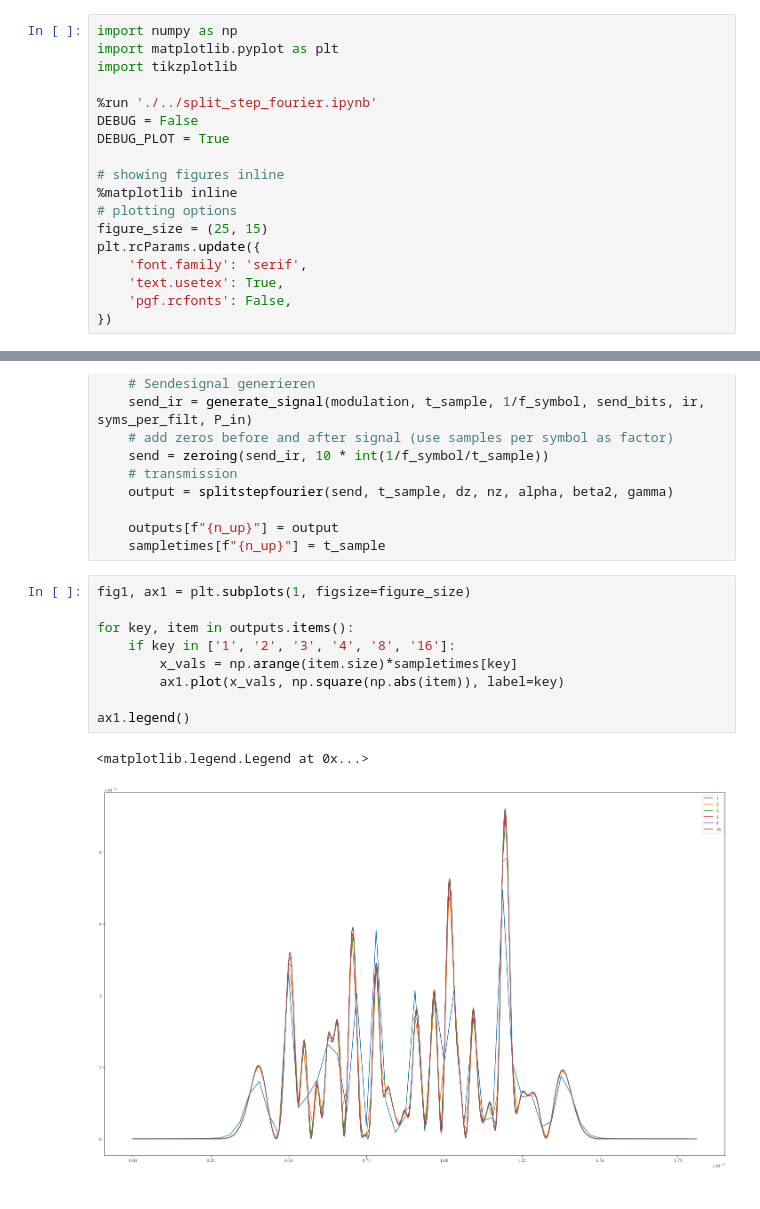
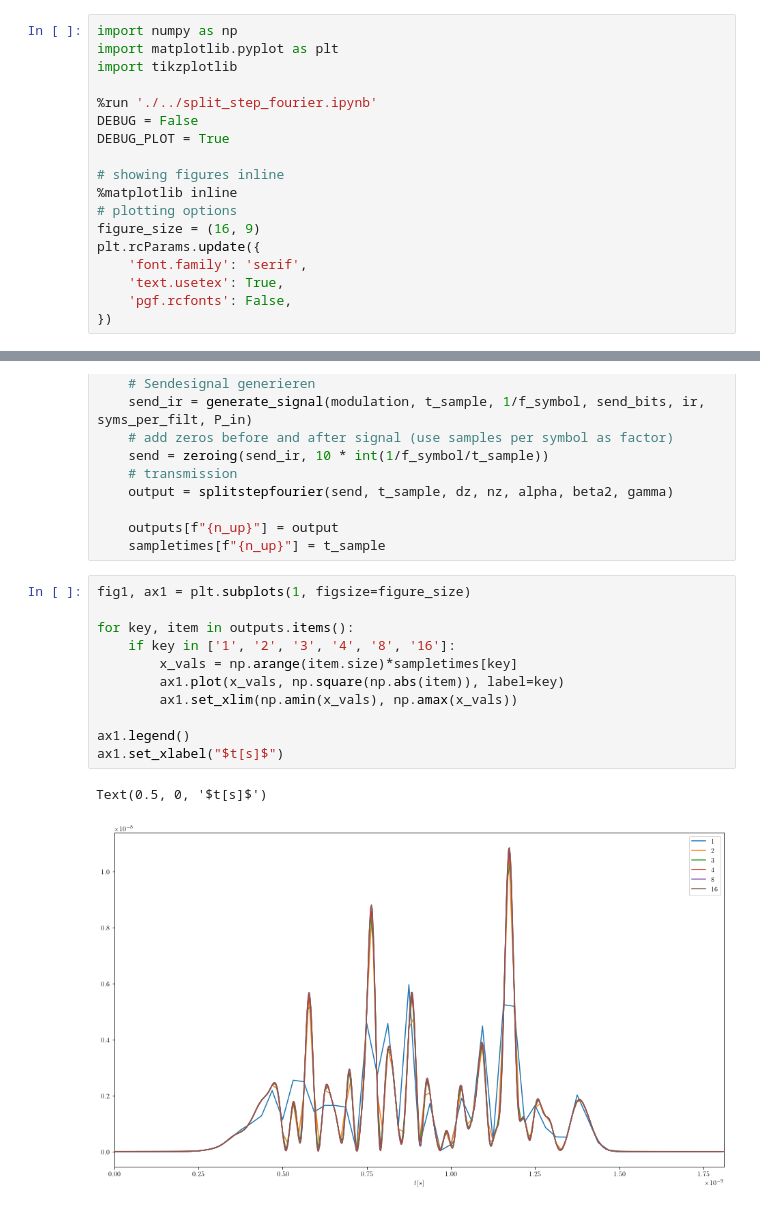
Before and after one commit to domrim/bachelorarbeit-code, a Jupyter notebook: jupyter-notebooks/eval/oversampling.ipynb, the cells around one changed output, grey strips where cells are left out. Saved outputs shown, nothing was run; the diff lists cells and outputs as text.

```diff
--- a/jupyter-notebooks/eval/oversampling.ipynb
+++ b/jupyter-notebooks/eval/oversampling.ipynb
@@ -10,7 +10,7 @@ DEBUG_PLOT = True
 # showing figures inline
 %matplotlib inline
 # plotting options
-figure_size = (25, 15)
+figure_size = (16, 9)
 plt.rcParams.update({
     'font.family': 'serif',
     'text.usetex': True,
@@ -64,15 +64,17 @@ for n_up in range(1, n_up_max+1):
 # %%
 fig1, ax1 = plt.subplots(1, figsize=figure_size)
 
 for key, item in outputs.items():
     if key in ['1', '2', '3', '4', '8', '16']:
         x_vals = np.arange(item.size)*sampletimes[key]
         ax1.plot(x_vals, np.square(np.abs(item)), label=key)
+        ax1.set_xlim(np.amin(x_vals), np.amax(x_vals))
 
 ax1.legend()
+ax1.set_xlabel("$t[s]$")
 # %% [output]
-<matplotlib.legend.Legend at 0x...>
+Text(0.5, 0, '$t[s]$')
-[figure, old version]
+[figure, new version]
 # %%
 fig2, ax2 = plt.subplots(1, figsize=figure_size)
 
```
Also changed, not shown: parts of 2 cells of this notebook, 16 other files.
